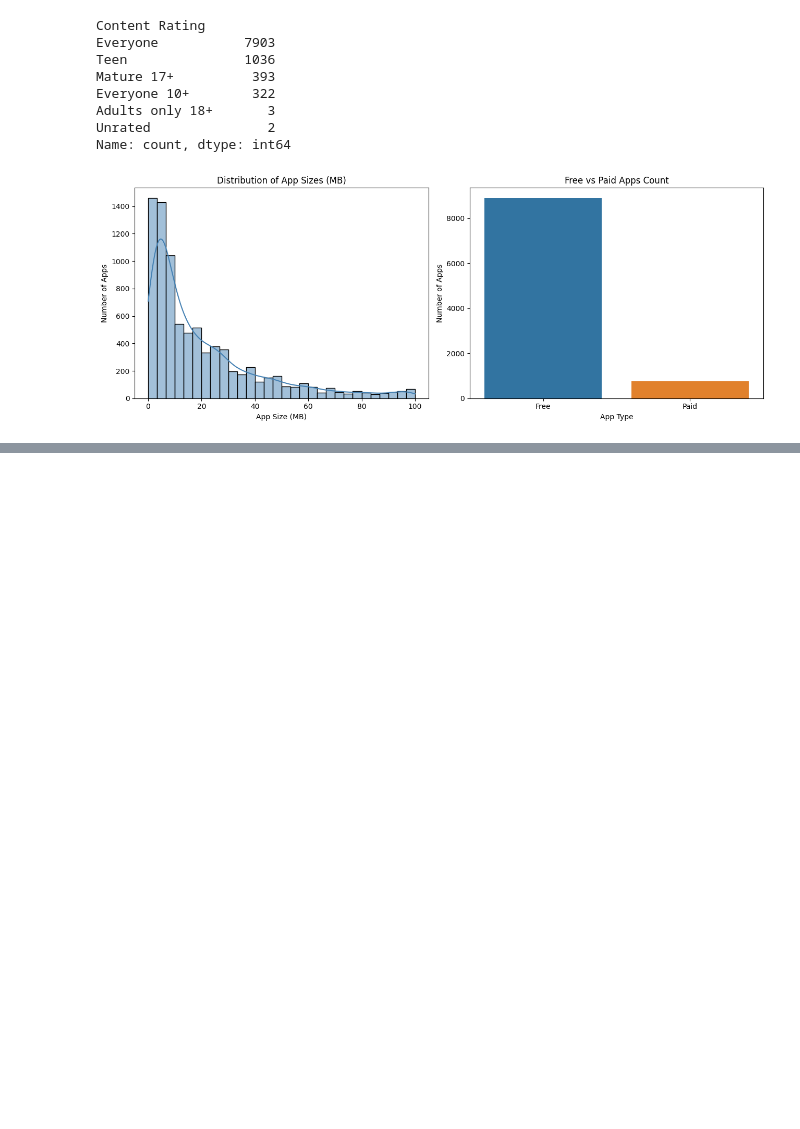
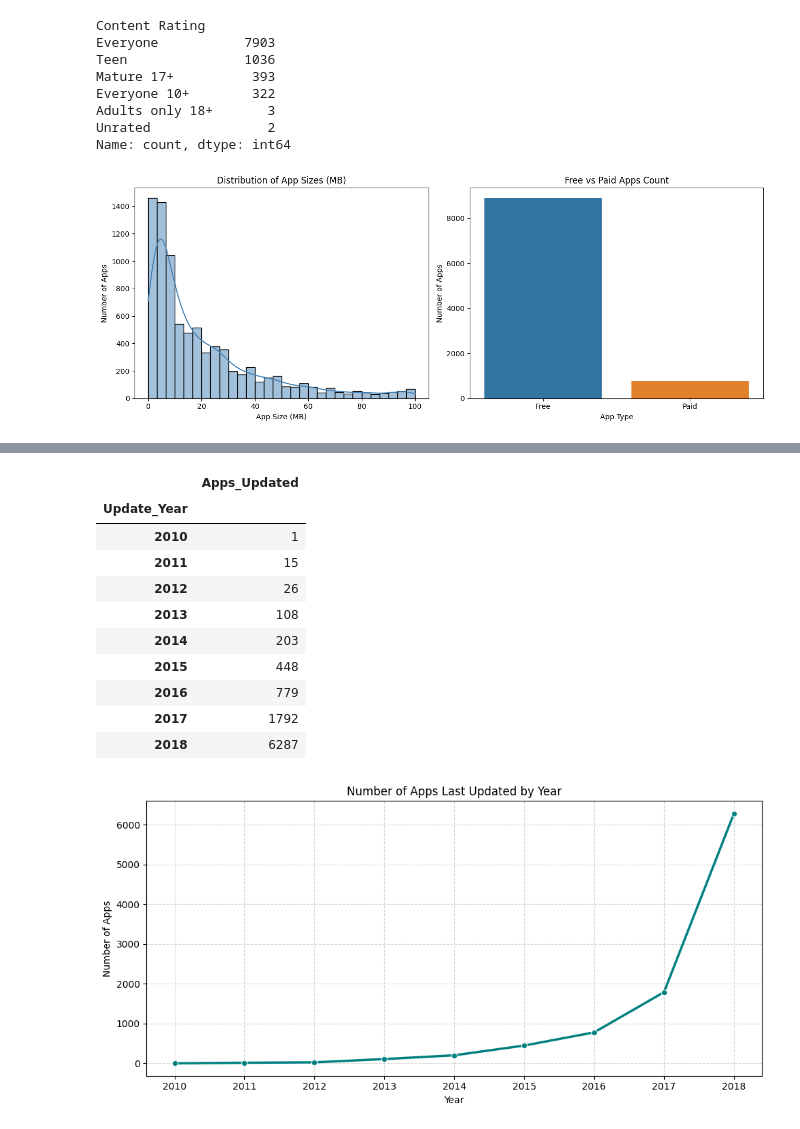
Before and after one commit to eishutamori/App-Insights-EDA, a Jupyter notebook: notebooks/EDA01_App_Insights_Analysis.ipynb, the cells around one changed output, grey strips where cells are left out. Drawn from its saved outputs; the diff is of its cells as text; code cells hidden in the pictures; blank space fills up the shorter version.

```diff
--- a/notebooks/EDA01_App_Insights_Analysis.ipynb
+++ b/notebooks/EDA01_App_Insights_Analysis.ipynb
@@ -206,0 +456,30 @@ Name: count, dtype: int64
+# %%
+# Extract the update year and count apps updated per year
+df['Update_Year'] = df['Last Updated'].dt.year
+updates_by_year = df['Update_Year'].value_counts().sort_index()
+
+display(updates_by_year.to_frame(name='Apps_Updated'))
+
+# Line plot showing the trend of app updates over the years
+plt.figure(figsize=(10, 5))
+sns.lineplot(x=updates_by_year.index, y=updates_by_year.values, marker='o', linewidth=2.5, color='teal')
+plt.title('Number of Apps Last Updated by Year')
+plt.xlabel('Year')
+plt.ylabel('Number of Apps')
+plt.xticks(updates_by_year.index)
+plt.grid(True, linestyle='--', alpha=0.5)
+plt.tight_layout()
+plt.show()
+# %% [output]
+|  | Apps_Updated |
+| Update_Year |  |
+| 2010 | 1 |
+| 2011 | 15 |
+| 2012 | 26 |
+| 2013 | 108 |
+| 2014 | 203 |
+| 2015 | 448 |
+| 2016 | 779 |
+| 2017 | 1792 |
+| 2018 | 6287 |
+[figure, added]
```
Also changed, not shown: parts of 45 cells of this notebook.
